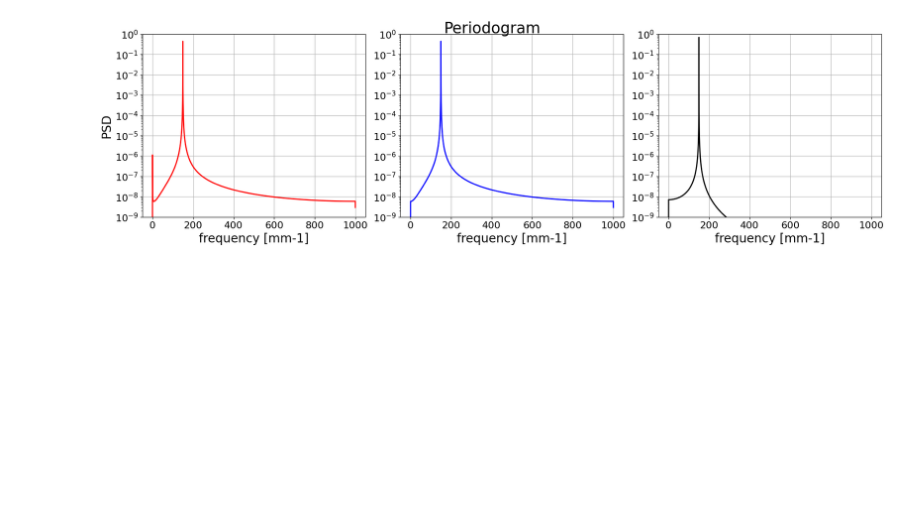
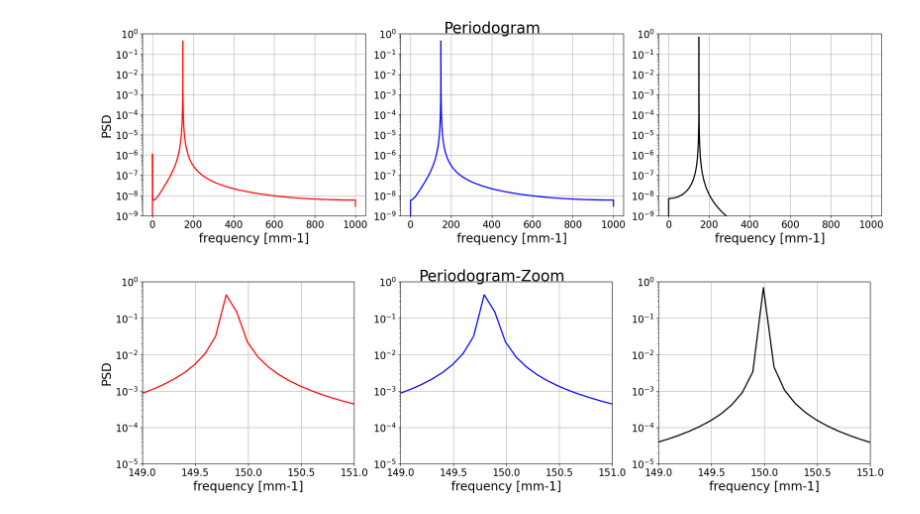
Before and after one commit to sylvielsstfr/AuxtelPSFpoppy, a Jupyter notebook: docs/notebooks/introdiffraction/04_InterferenceTwoSources.ipynb, the cells around one changed output. Cells and saved outputs as stored; diff of their text form; code cells hidden in the pictures; blank space fills up the shorter version.

```diff
--- a/docs/notebooks/introdiffraction/04_InterferenceTwoSources.ipynb
+++ b/docs/notebooks/introdiffraction/04_InterferenceTwoSources.ipynb
@@ -522,24 +520,26 @@ plt.show()
 # %%
 fig,axs = plt.subplots(1,3,figsize=(18,5),layout="constrained",sharex=True)
 ax1,ax2,ax3 = axs.flatten()
 
 ax1.semilogy(fp1, Pxx_den1,"r-")
-ax1.set_ylim([1e-9, 1e0])
+ax1.set_ylim([1e-5, 1e0])
 
 ax2.semilogy(fp2, Pxx_den2,"b-")
-ax2.set_ylim([1e-9, 1e0])
+ax2.set_ylim([1e-5, 1e0])
 
 ax3.semilogy(fp3, Pxx_den3,"k-")
-ax3.set_ylim([1e-9, 1e0])
+ax3.set_ylim([1e-5, 1e0])
 
 ax1.set_xlabel('frequency [mm-1]')
 ax2.set_xlabel('frequency [mm-1]')
 ax3.set_xlabel('frequency [mm-1]')
 ax1.grid()
 ax2.grid()
 ax3.grid()
 ax1.set_xlim(f_order1-5/beam_radius_mm,f_order1+5/beam_radius_mm)
 
 ax1.set_ylabel('PSD')
 plt.suptitle("Periodogram-Zoom",y=1.03,fontsize=25)
 plt.show()
+# %% [output]
+[figure, added]
```
Also changed, not shown: parts of 4 cells of this notebook.
